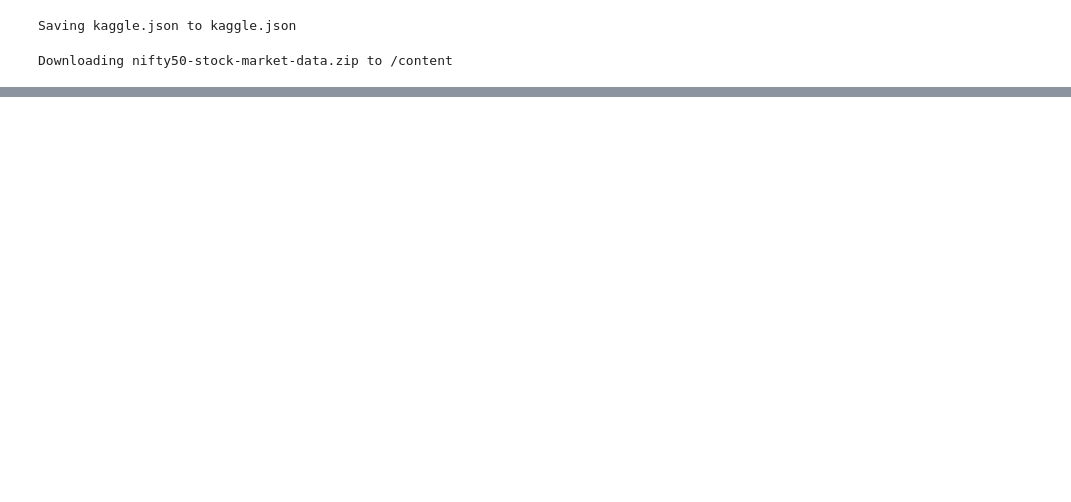
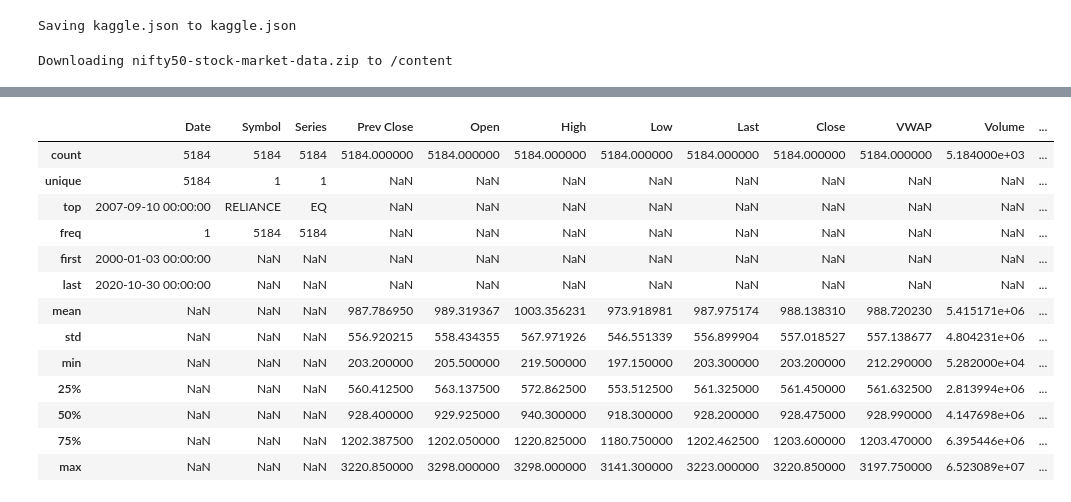
Before and after one commit to kartikbatra056/AllAboutTimeSeries, a Jupyter notebook: Baseline_and_EDA.ipynb, the cells around one changed output, grey strips where cells are left out. Saved outputs shown, nothing was run; the diff lists cells and outputs as text; code cells hidden in the pictures; blank space fills up the shorter version.

```diff
--- a/Baseline_and_EDA.ipynb
+++ b/Baseline_and_EDA.ipynb
@@ -32,0 +67,17 @@ import plotly
+# %%
+df.describe(include='all')
+# %% [output]
+|  | Date | Symbol | Series | Prev Close | Open | High | Low | Last | Close | VWAP | Volume | ... |
+| count | 5184 | 5184 | 5184 | 5184.000000 | 5184.000000 | 5184.000000 | 5184.000000 | 5184.000000 | 5184.000000 | 5184.000000 | 5.184000e+03 | ... |
+| unique | 5184 | 1 | 1 | NaN | NaN | NaN | NaN | NaN | NaN | NaN | NaN | ... |
+| top | 2007-09-10 00:00:00 | RELIANCE | EQ | NaN | NaN | NaN | NaN | NaN | NaN | NaN | NaN | ... |
+| freq | 1 | 5184 | 5184 | NaN | NaN | NaN | NaN | NaN | NaN | NaN | NaN | ... |
+| first | 2000-01-03 00:00:00 | NaN | NaN | NaN | NaN | NaN | NaN | NaN | NaN | NaN | NaN | ... |
+| last | 2020-10-30 00:00:00 | NaN | NaN | NaN | NaN | NaN | NaN | NaN | NaN | NaN | NaN | ... |
+| mean | NaN | NaN | NaN | 987.786950 | 989.319367 | 1003.356231 | 973.918981 | 987.975174 | 988.138310 | 988.720230 | 5.415171e+06 | ... |
+| std | NaN | NaN | NaN | 556.920215 | 558.434355 | 567.971926 | 546.551339 | 556.899904 | 557.018527 | 557.138677 | 4.804231e+06 | ... |
+| min | NaN | NaN | NaN | 203.200000 | 205.500000 | 219.500000 | 197.150000 | 203.300000 | 203.200000 | 212.290000 | 5.282000e+04 | ... |
+| 25% | NaN | NaN | NaN | 560.412500 | 563.137500 | 572.862500 | 553.512500 | 561.325000 | 561.450000 | 561.632500 | 2.813994e+06 | ... |
+| 50% | NaN | NaN | NaN | 928.400000 | 929.925000 | 940.300000 | 918.300000 | 928.200000 | 928.475000 | 928.990000 | 4.147698e+06 | ... |
+| 75% | NaN | NaN | NaN | 1202.387500 | 1202.050000 | 1220.825000 | 1180.750000 | 1202.462500 | 1203.600000 | 1203.470000 | 6.395446e+06 | ... |
+| max | NaN | NaN | NaN | 3220.850000 | 3298.000000 | 3298.000000 | 3141.300000 | 3223.000000 | 3220.850000 | 3197.750000 | 6.523089e+07 | ... |
```
Also changed, not shown: parts of 21 cells of this notebook.
